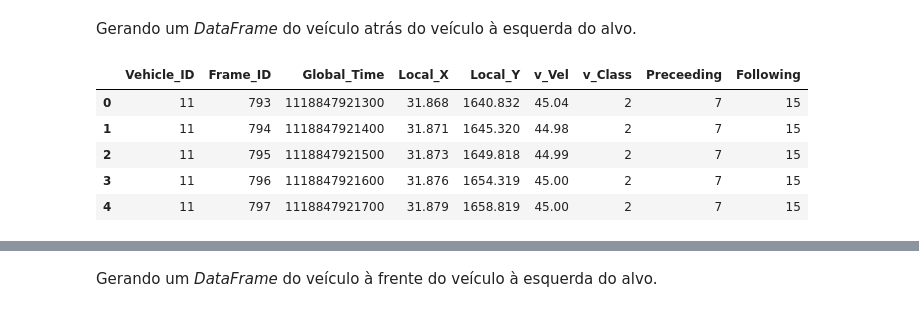
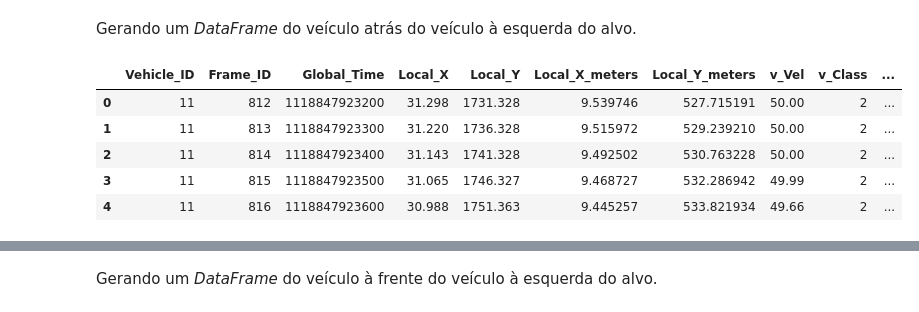
Before and after one commit to FilipeKN4/trajectory_prediction, a Jupyter notebook: lstm_trajectory_prediction.ipynb, the cells around one changed output, grey strips where cells are left out. Cells and saved outputs as stored; diff of their text form; code cells hidden in the pictures.

```diff
--- a/lstm_trajectory_prediction.ipynb
+++ b/lstm_trajectory_prediction.ipynb
@@ -153,4 +254,4 @@ def get_surround_dataset_from_same_frames_of_target(target_df, surround_df):
 # %%
-full_target_df = get_vehicle_dataset(df, 16)
+full_target_df = get_target_dataframe(df, 16)
 # %% [markdown]
 Gerando um _DataFrame_ do veículo alvo. São utilizados os últimos 100 frames em que o veículo aparece, o que equivalem à 10 segundos.
@@ -166,0 +258,4 @@ target_df.head()
+# %%
+initial_target_df = full_target_df[-101:].copy()
+target_df = full_target_df[-101:].copy()
+target_df.head()
@@ -175,0 +278,3 @@ target_df.tail()
+# %%
+target_df = application_of_savgol_filter_and_return_dataframe(target_df)
+target_df.head()
@@ -288,4 +434,5 @@ Gerando um _DataFrame_ do veículo à esquerda do veículo alvo.
 # %%
 %%time
 left_df = get_left_or_right_vehicle_dataset(df, target_df)
+left_df = application_of_savgol_filter_and_return_dataframe(left_df)
 # %% [output]
@@ -312,16 +459,18 @@ left_df.tail()
 # %% [markdown]
 Gerando um _DataFrame_ do veículo atrás do veículo à esquerda do alvo.
 # %%
-behind_left_df = get_vehicle_dataset(df, 7, "Preceeding")
-behind_left_df = get_surround_dataset_from_same_frames_of_target(left_df, behind_left_df)
+behind_left_df = get_preceeding_or_following_dataframe(df, left_df)
+#behind_left_df = get_vehicle_dataset(m_df, 7, "Preceeding")
+#behind_left_df = get_surround_dataset_from_same_frames_of_target(left_df, behind_left_df)
+behind_left_df = application_of_savgol_filter_and_return_dataframe(behind_left_df)
 behind_left_df.head()
 # %% [output]
-|  | Vehicle_ID | Frame_ID | Global_Time | Local_X | Local_Y | v_Vel | v_Class | Preceeding | Following |
-| 0 | 11 | 793 | 1118847921300 | 31.868 | 1640.832 | 45.04 | 2 | 7 | 15 |
-| 1 | 11 | 794 | 1118847921400 | 31.871 | 1645.320 | 44.98 | 2 | 7 | 15 |
-| 2 | 11 | 795 | 1118847921500 | 31.873 | 1649.818 | 44.99 | 2 | 7 | 15 |
-| 3 | 11 | 796 | 1118847921600 | 31.876 | 1654.319 | 45.00 | 2 | 7 | 15 |
-| 4 | 11 | 797 | 1118847921700 | 31.879 | 1658.819 | 45.00 | 2 | 7 | 15 |
+|  | Vehicle_ID | Frame_ID | Global_Time | Local_X | Local_Y | Local_X_meters | Local_Y_meters | v_Vel | v_Class | ... |
+| 0 | 11 | 812 | 1118847923200 | 31.298 | 1731.328 | 9.539746 | 527.715191 | 50.00 | 2 | ... |
+| 1 | 11 | 813 | 1118847923300 | 31.220 | 1736.328 | 9.515972 | 529.239210 | 50.00 | 2 | ... |
+| 2 | 11 | 814 | 1118847923400 | 31.143 | 1741.328 | 9.492502 | 530.763228 | 50.00 | 2 | ... |
+| 3 | 11 | 815 | 1118847923500 | 31.065 | 1746.327 | 9.468727 | 532.286942 | 49.99 | 2 | ... |
+| 4 | 11 | 816 | 1118847923600 | 30.988 | 1751.363 | 9.445257 | 533.821934 | 49.66 | 2 | ... |
 # %%
 behind_left_df.tail()
 # %% [output]
```
Also changed, not shown: parts of 58 cells of this notebook.
